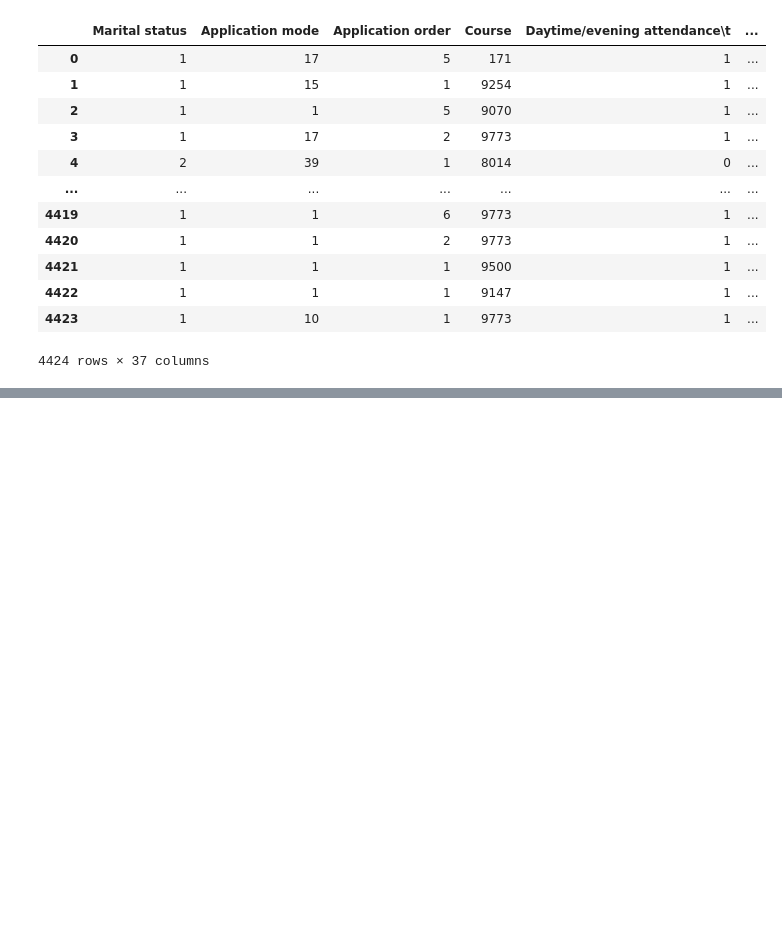
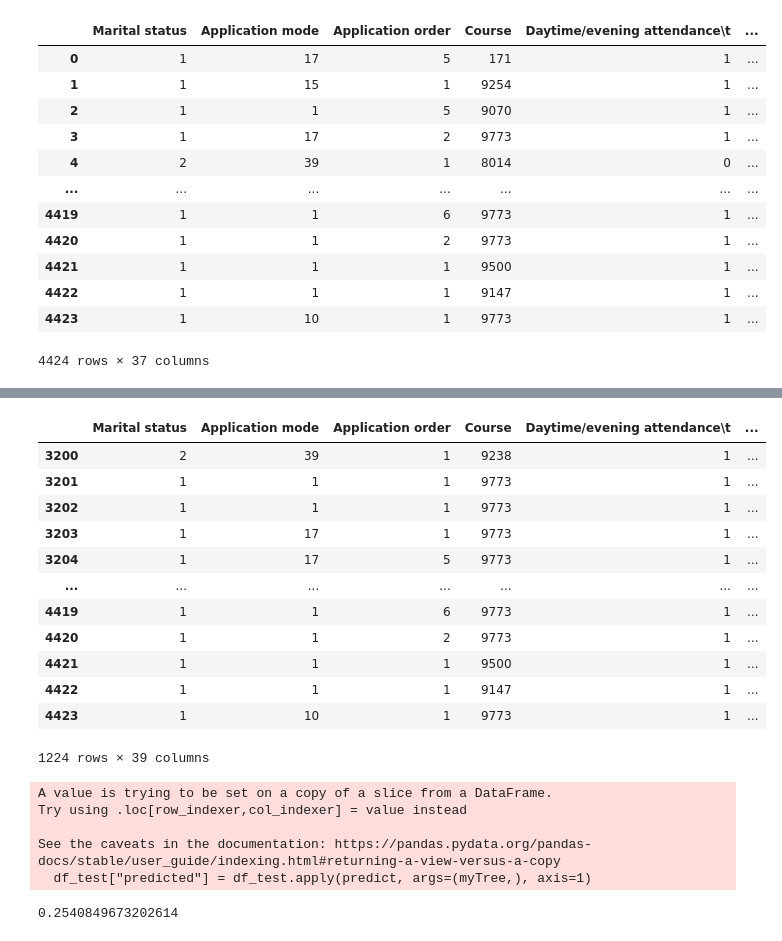
Before and after one commit to beamsbe97/notes, a Jupyter notebook: A1_Task2.ipynb, the cells around one changed output, grey strips where cells are left out. Drawn from its saved outputs; the diff is of its cells as text; code cells hidden in the pictures; blank space fills up the shorter version.

```diff
--- a/A1_Task2.ipynb
+++ b/A1_Task2.ipynb
@@ -110,0 +170,29 @@ Name: Grade_bin, dtype: int64
+# %%
+df_test
+# %% [output]
+|  | Marital status | Application mode | Application order | Course | Daytime/evening attendance\t | ... |
+| 3200 | 2 | 39 | 1 | 9238 | 1 | ... |
+| 3201 | 1 | 1 | 1 | 9773 | 1 | ... |
+| 3202 | 1 | 1 | 1 | 9773 | 1 | ... |
+| 3203 | 1 | 17 | 1 | 9773 | 1 | ... |
+| 3204 | 1 | 17 | 5 | 9773 | 1 | ... |
+| ... | ... | ... | ... | ... | ... | ... |
+| 4419 | 1 | 1 | 6 | 9773 | 1 | ... |
+| 4420 | 1 | 1 | 2 | 9773 | 1 | ... |
+| 4421 | 1 | 1 | 1 | 9500 | 1 | ... |
+| 4422 | 1 | 1 | 1 | 9147 | 1 | ... |
+| 4423 | 1 | 10 | 1 | 9773 | 1 | ... |
+1224 rows × 39 columns
+# %%
+df_test["predicted"] = df_test.apply(predict, args=(myTree,), axis=1)
+# %% [output]
+A value is trying to be set on a copy of a slice from a DataFrame.
+Try using .loc[row_indexer,col_indexer] = value instead
+
+See the caveats in the documentation: https://pandas.pydata.org/pandas-docs/stable/user_guide/indexing.html#returning-a-view-versus-a-copy
+  df_test["predicted"] = df_test.apply(predict, args=(myTree,), axis=1)
+# %%
+#accuracy = count(correct predictions) / count(all classes)
+accuracy=len(df_test[df_test["Target"] == df_test["predicted"]])/len(df_test)
+# %% [output]
+0.2540849673202614
```
Also changed, not shown: parts of 6 cells of this notebook.
